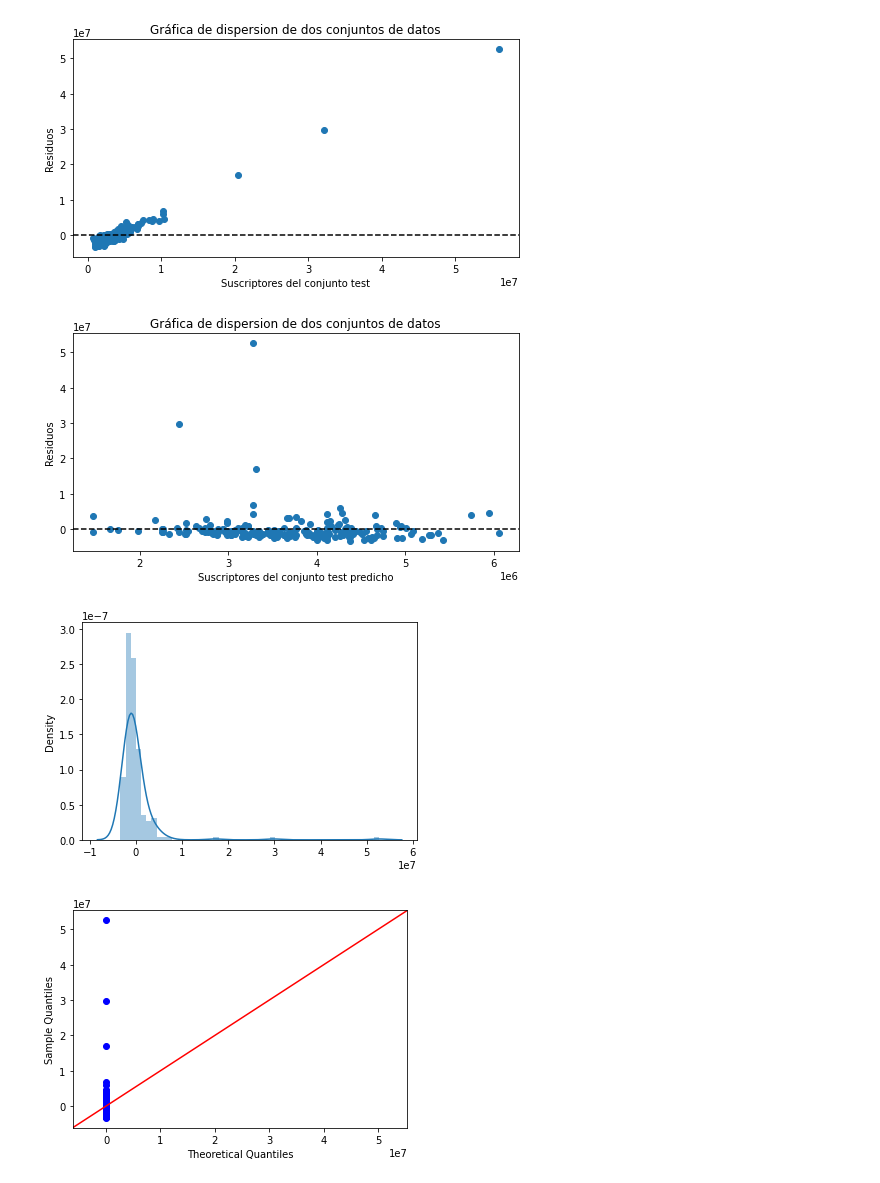
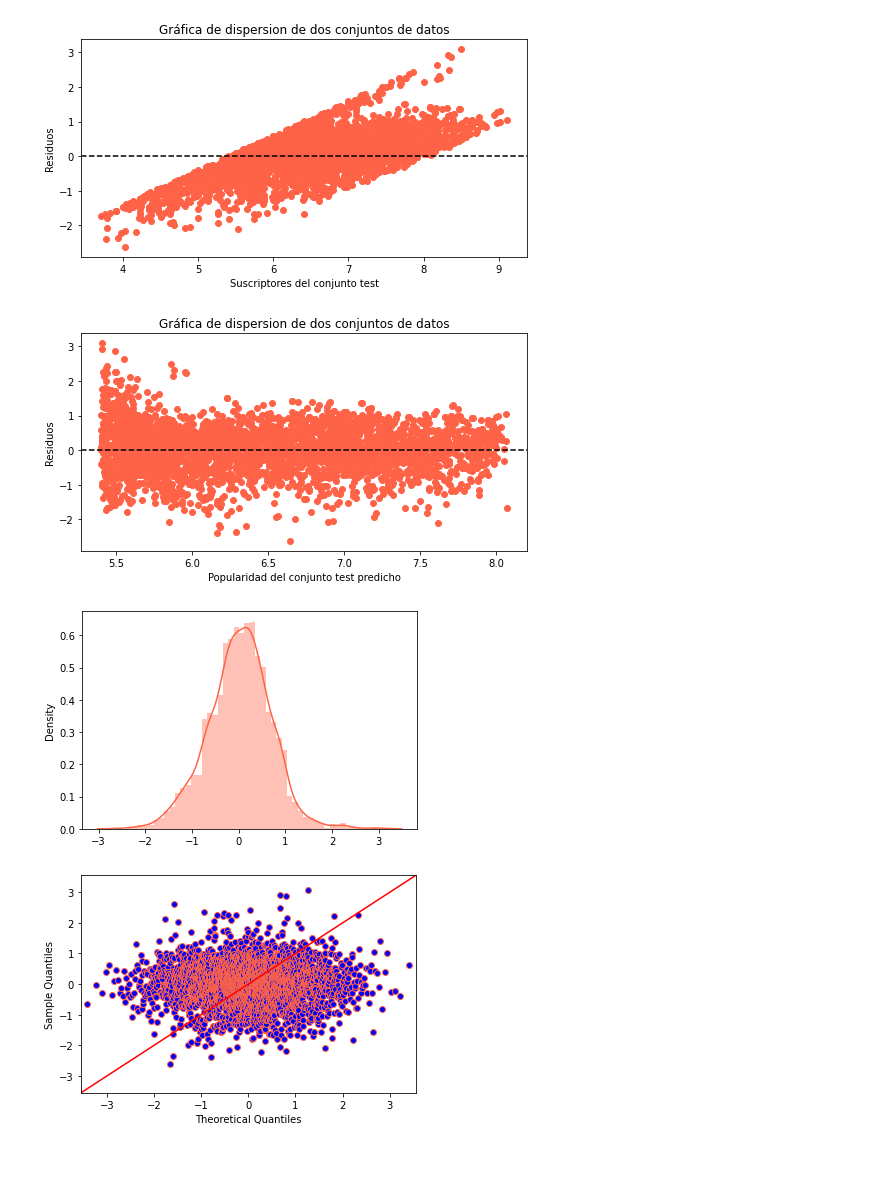
Before and after one commit to Adalab/Adalab-DA-promo-A-module-3-pairprog-3-pair-4-Alicia-Lidia, a Jupyter notebook: Regresión/Regresión 2/Pair_regresión _2.ipynb, the cells around one changed output. Saved outputs shown, nothing was run; the diff lists cells and outputs as text; code cells hidden in the pictures.

```diff
--- a/Regresión/Regresión 2/Pair_regresión _2.ipynb
+++ b/Regresión/Regresión 2/Pair_regresión _2.ipynb
@@ -14,4 +18,4 @@ from sklearn.metrics import r2_score, mean_squared_error, mean_absolute_error
 # %%
-df = pd.read_csv('tiktok_top_1000.csv', index_col=0)
+df = pd.read_csv('animes1.csv', index_col=0)
 df.head()
 # %% [output]
@@ -143,6 +156,6 @@ df.head()
 # %%
-x_ajustado=df['subscribers_count_lambda'].values.reshape(-1, 1) # Le hacemos el reshape ya que el modelo espera que le pasemos un array de 2 dimensiones con una única columna.
-y_ajustado= df['views_avg.'].values.reshape(-1, 1)
+x_ajustado=df['popularity_box'].values.reshape(-1, 1) # Le hacemos el reshape ya que el modelo espera que le pasemos un array de 2 dimensiones con una única columna.
+y_ajustado= df['score'].values.reshape(-1, 1)
 x_train_ajus, x_test_ajus, y_train_ajus, y_test_ajus = train_test_split(x_ajustado, y_ajustado, test_size = 0.2, random_state = 42)
 # %%
 LR = LinearRegression(n_jobs=-1)
@@ -173,34 +186,34 @@ plt.show()
 #Independencia
 
 fig,ax = plt.subplots(figsize= (8,4))
-plt.scatter(x=y_test_ajus , y=residuals_ajus)
+plt.scatter(x=y_test_ajus , y=residuals_ajus, color='tomato')
 plt.axline((float(min(y_prediction_ajus)),0),(float(max(y_prediction_ajus)),0),color="black",linestyle= '--')
 plt.title('Gráfica de dispersion de dos conjuntos de datos')
 ax.set_xlabel('Suscriptores del conjunto test')
 ax.set_ylabel('Residuos')
 plt.show()
 # %% [output]
-[figure, old version]
+[figure, new version]
 # %%
 # 3. Homocedasticidad
 
 fig,ax = plt.subplots(figsize= (8,4))
-plt.scatter(x=y_prediction_ajus , y=residuals_ajus)
+plt.scatter(x=y_prediction_ajus , y=residuals_ajus, color='tomato')
 plt.axline((float(min(y_prediction_ajus)),0),(float(max(y_prediction_ajus)),0),color="black",linestyle= '--')
 plt.title('Gráfica de dispersion de dos conjuntos de datos')
-ax.set_xlabel('Suscriptores del conjunto test predicho')
+ax.set_xlabel('Popularidad del conjunto test predicho')
 ax.set_ylabel('Residuos')
 plt.show()
 # %% [output]
-[figure, old version]
+[figure, new version]
 # %%
 # 4. Normalidad
 
 fig = plt.figure()
-sns.distplot(residuals_ajus)
+sns.distplot(residuals_ajus, color='tomato')
 plt.show()
-sm.qqplot(residuals_ajus, line = '45')
+sm.qqplot(residuals_ajus, line = '45', color='tomato')
 py.show()
 # %% [output]
-[figure, old version]
+[figure, new version]
-[figure, old version]
+[figure, new version]
```
Also changed, not shown: parts of 32 cells of this notebook, 15 other files.
